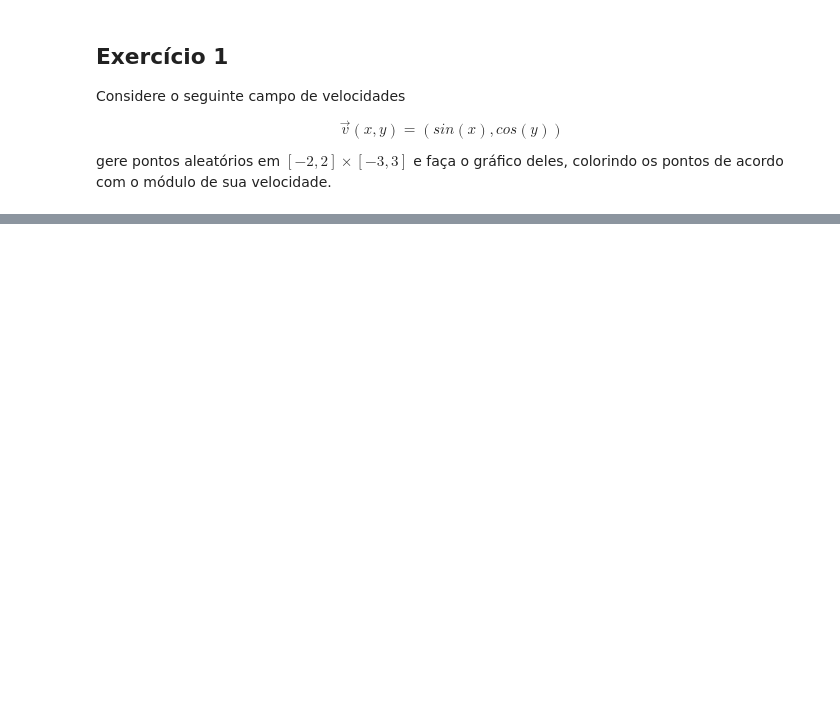
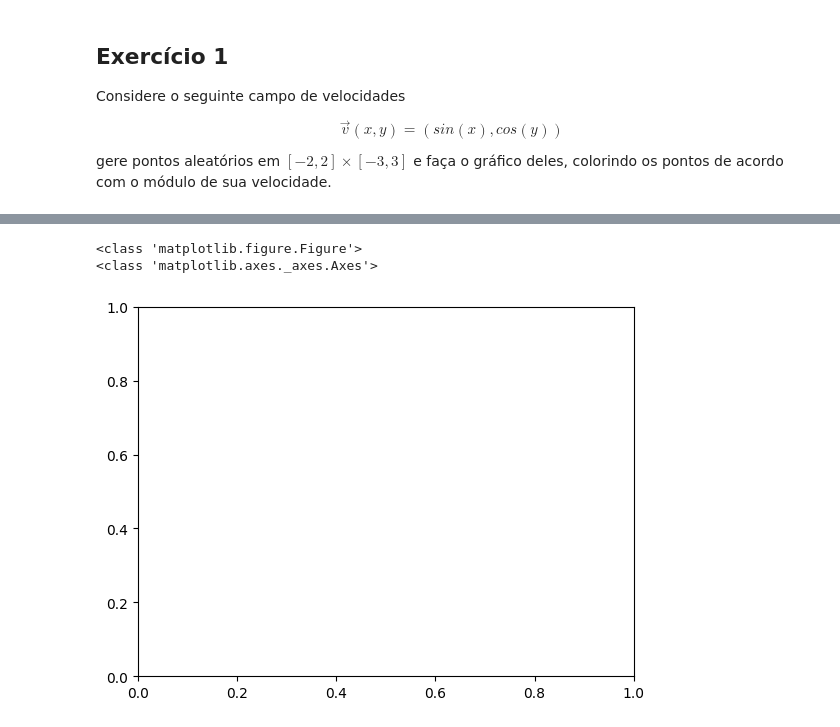
Before and after one commit to marcos1561/minicurso-analise-dados, a Jupyter notebook: aula_3.ipynb, the cells around one changed output, grey strips where cells are left out. Cells and saved outputs as stored; diff of their text form; code cells hidden in the pictures; blank space fills up the shorter version.

```diff
--- a/aula_3.ipynb
+++ b/aula_3.ipynb
@@ -253,0 +293,9 @@ Agora vamos falar um pouco sobre simulações numéricas. Vamos implementar uma
+# %%
+fig, ax = plt.subplots()
+
+print(type(fig))
+print(type(ax))
+# %% [output]
+<class 'matplotlib.figure.Figure'>
+<class 'matplotlib.axes._axes.Axes'>
+[figure, added]
```
Also changed, not shown: parts of 26 cells of this notebook, 6 other files.
